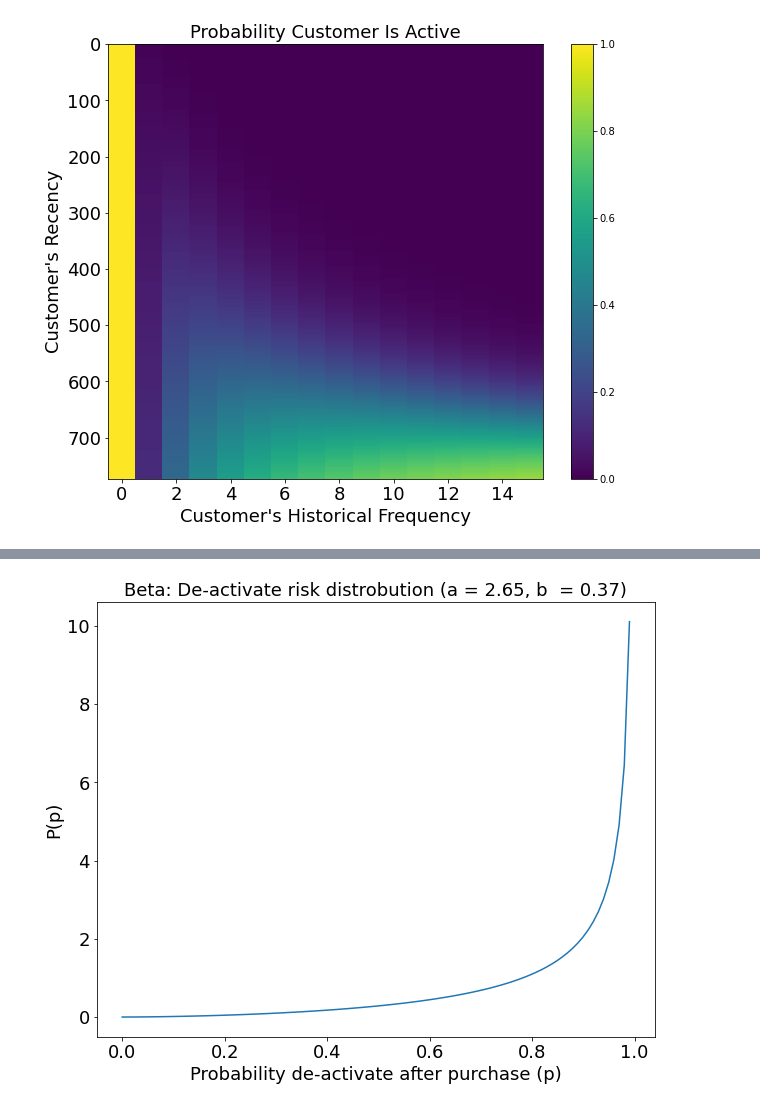
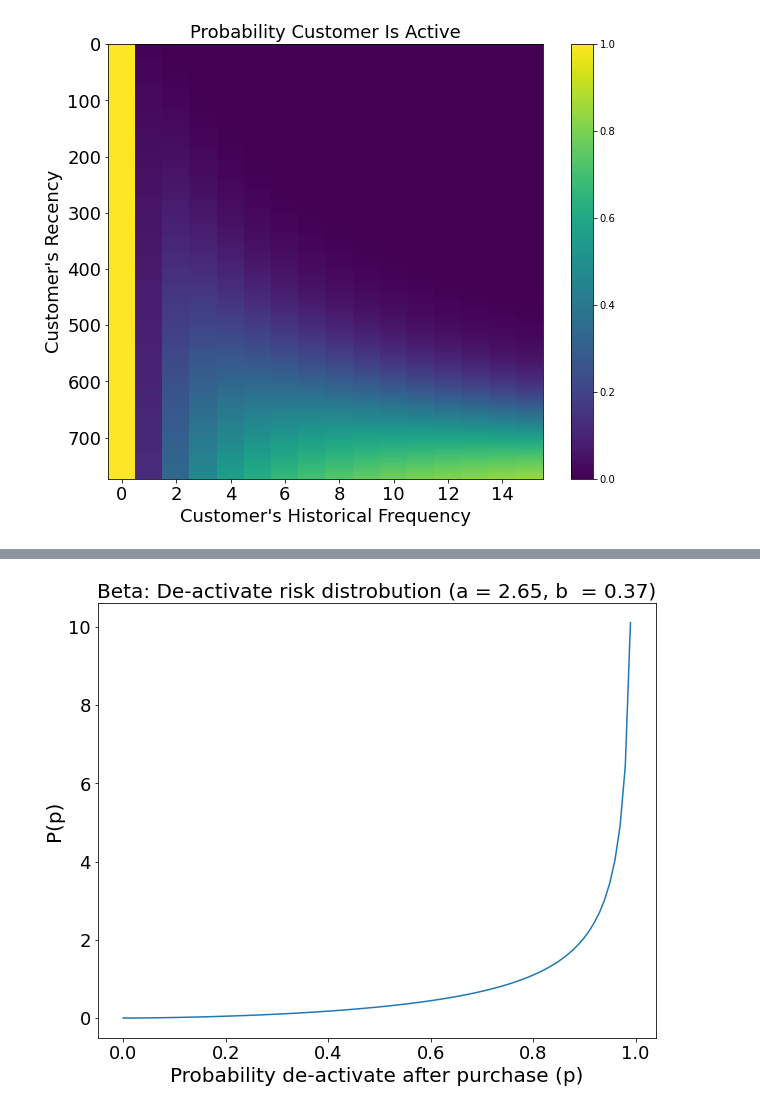
Before and after one commit to zander1268/custorama, a Jupyter notebook: bgnbd_gammagamma_modeling.ipynb, the cells around one changed output, grey strips where cells are left out. Drawn from its saved outputs; the diff is of its cells as text; code cells hidden in the pictures.

```diff
--- a/bgnbd_gammagamma_modeling.ipynb
+++ b/bgnbd_gammagamma_modeling.ipynb
@@ -726,18 +717,18 @@ plt.savefig("visuals/gamma_purchase_rate_dist.png")
 # %%
 #Plot the heterogeneity of de-activate risk using the parameters of our model
 #Our customers are not in a healthy position, much of them are highly likely to be de-activated already
 fig, ax_beta = plt.subplots(figsize = (10, 8))
 x_beta = np.linspace(0, 1, 100)
 y_beta = stats.beta.pdf(x_beta, a=bgf_1.params_["a"], b=bgf_1.params_["b"])
 ax_beta.plot(x_beta, y_beta, "-")
-ax_beta.set_title(f'Beta: De-activate risk distrobution (a = {bgf_1.params_["a"]:.2f}, b  = {bgf_1.params_["b"]:.2f})',fontsize=18)
-ax_beta.set_xlabel("Probability de-activate after purchase (p)" ,fontsize=18)
-ax_beta.set_ylabel('P(p)',fontsize=18)
+ax_beta.set_title(f'Beta: De-activate risk distrobution (a = {bgf_1.params_["a"]:.2f}, b  = {bgf_1.params_["b"]:.2f})',fontsize=20)
+ax_beta.set_xlabel("Probability de-activate after purchase (p)" ,fontsize=20)
+ax_beta.set_ylabel('P(p)',fontsize=20)
 plt.xticks(fontsize=18)
 plt.yticks(fontsize=18)
 plt.savefig("visuals/beta_deactivate_risk_dist.png")
 # %% [output]
-[figure, old version]
+[figure, new version]
 # %%
 fig, ax_gamma = plt.subplots(figsize = (10, 8))
 
```
Also changed, not shown: parts of 21 cells of this notebook, 6 other files.
